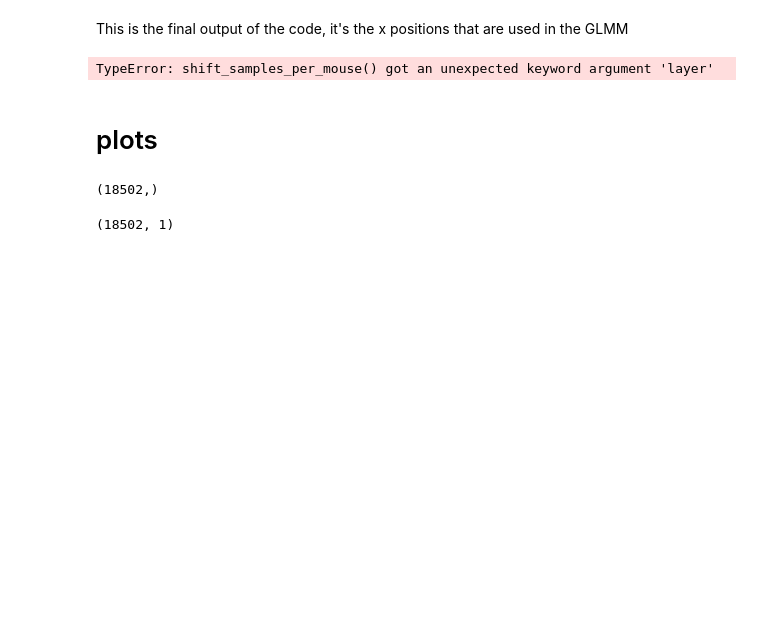
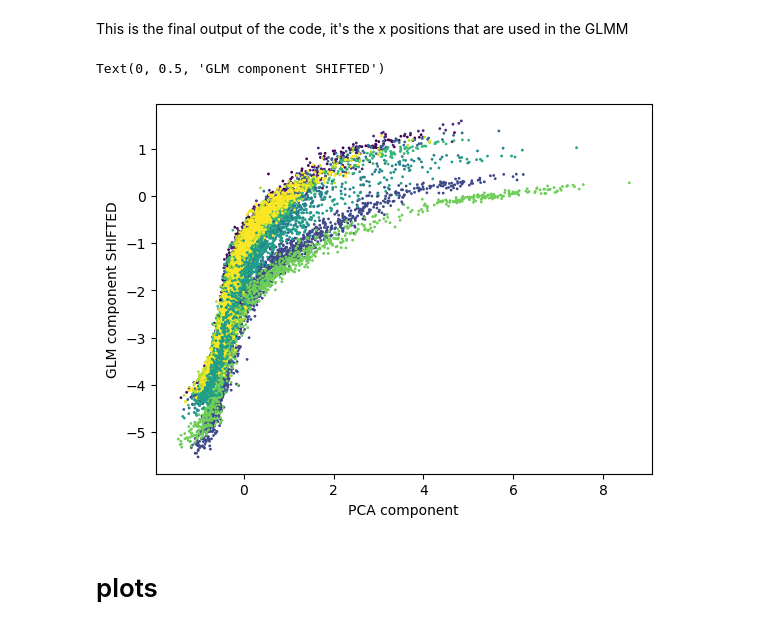
Before and after one commit to naef-lab/LiverZonation, a Jupyter notebook: MLE_droin.ipynb, the cells around one changed output. Drawn from its saved outputs; the diff is of its cells as text; code cells hidden in the pictures; blank space fills up the shorter version.

```diff
--- a/MLE_droin.ipynb
+++ b/MLE_droin.ipynb
@@ -242,6 +217,4 @@ def shift_samples_per_mouse(x, a0, a1, sample_id, central, data, layer="f_cg"):
 # %%
 x_shifted, a0_shifted, a1_shifted, xs = md.shift_samples_per_mouse(
-    x_, a0_, a1_, sample_id, cfg.central, data, layer="s_norm"
+    x_, a0_, a1_, sample_id, cfg.central, data, layer="f_cg"
 )
-# %% [output]
-TypeError: shift_samples_per_mouse() got an unexpected keyword argument 'layer'
@@ -249,0 +221,7 @@ plt.scatter(x_shifted,)
+# %%
+plt.scatter(x_unif, x_shifted, s=1, c=sample_id)
+plt.xlabel("PCA component")
+plt.ylabel("GLM component SHIFTED")
+# %% [output]
+Text(0, 0.5, 'GLM component SHIFTED')
+[figure, added]
@@ -250,10 +234,2 @@ plt.scatter(x_shifted,)
 # %% [markdown]
 # plots
-# %%
-x_.shape
-# %% [output]
-(18502,)
-# %%
-adata[:, g].layers["s_norm"].shape
-# %% [output]
-(18502, 1)
```
Also changed, not shown: parts of 19 cells of this notebook, 1 other file.
